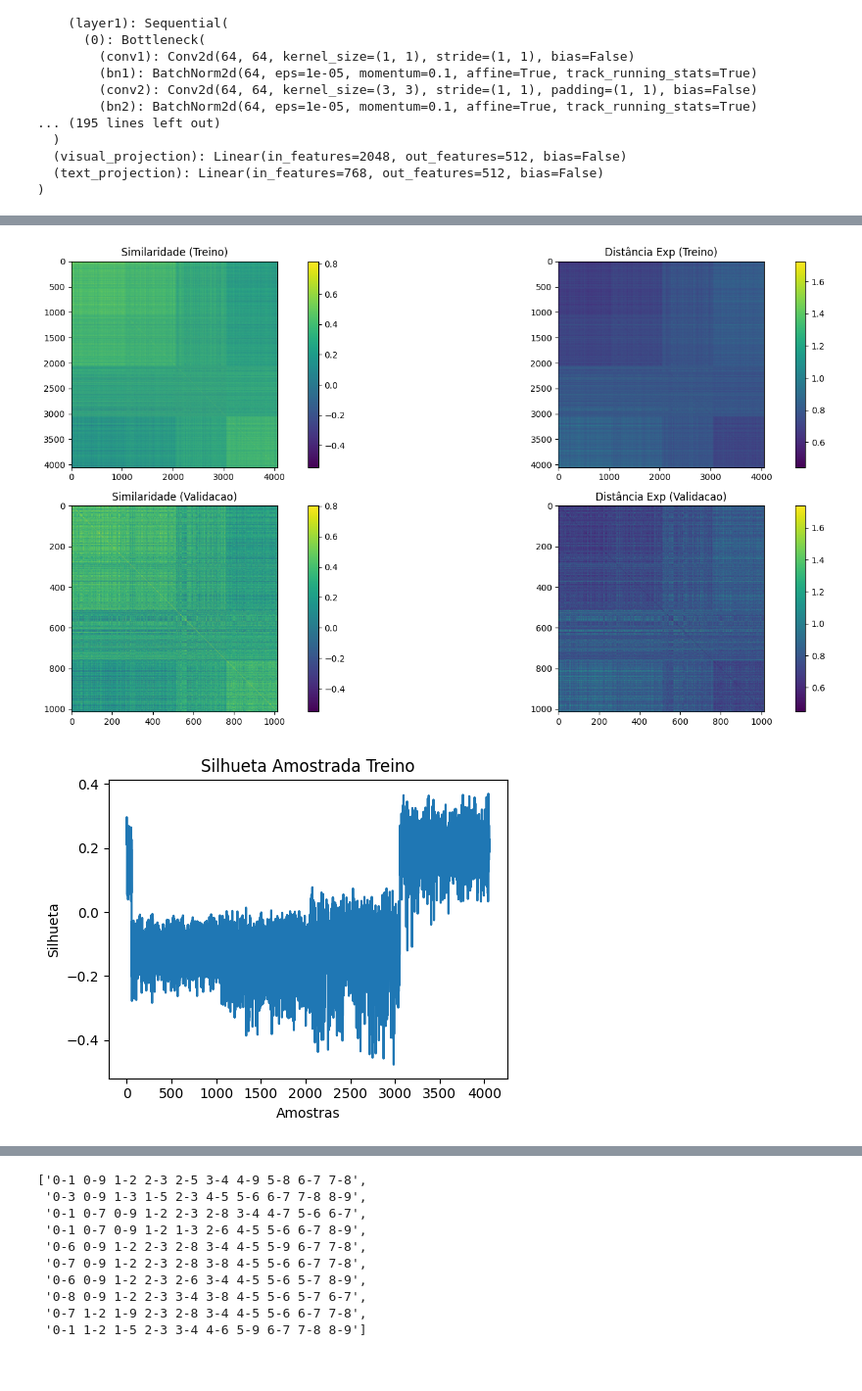
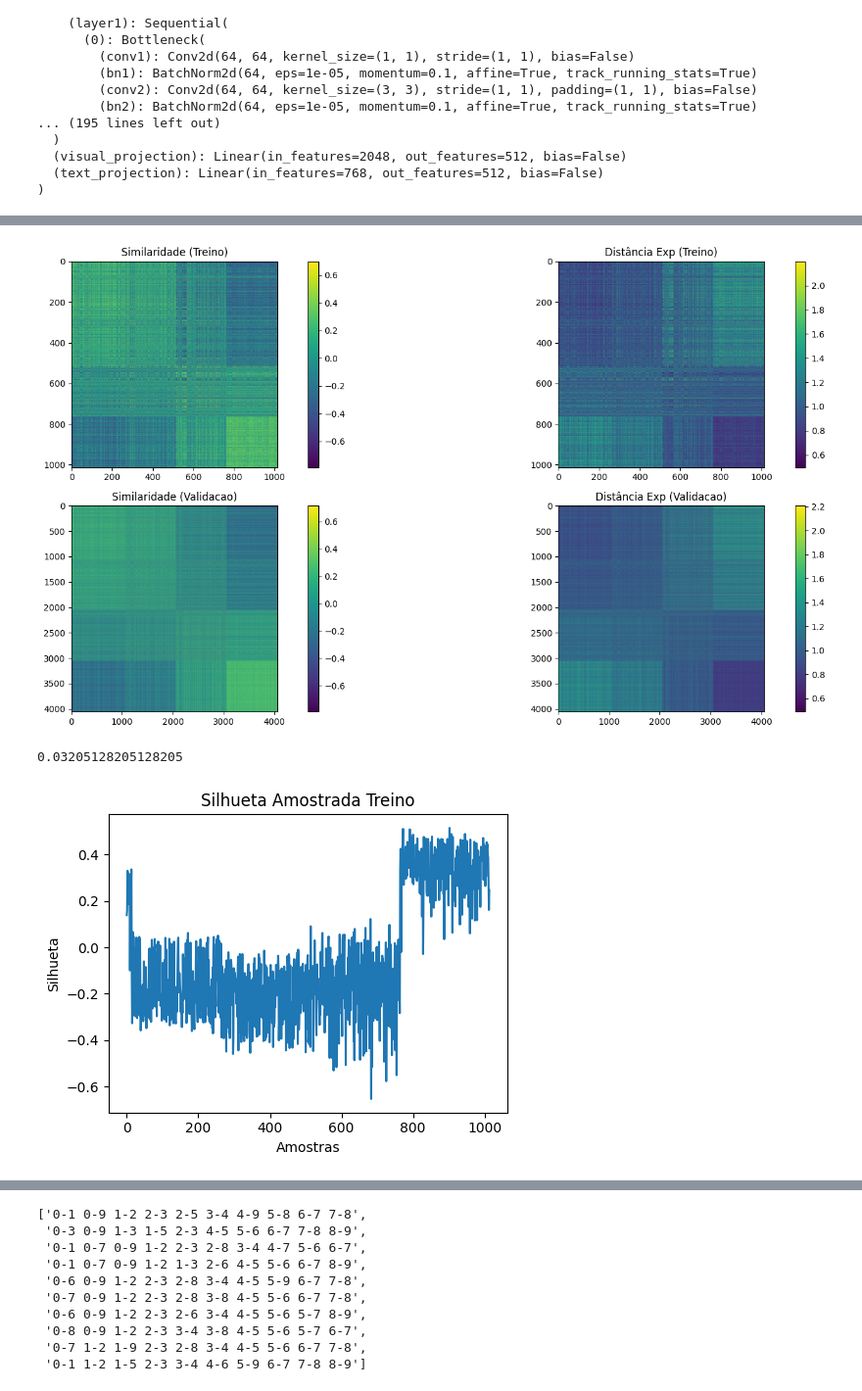
Before and after one commit to Krayth/TCC-graphs-CLIP-test2, a Jupyter notebook: Treinamento-Watts-Strogatz.ipynb, the cells around one changed output, grey strips where cells are left out. Shown at 98% size. Cells and saved outputs as stored; diff of their text form; code cells hidden in the pictures.

```diff
--- a/Treinamento-Watts-Strogatz.ipynb
+++ b/Treinamento-Watts-Strogatz.ipynb
@@ -22,7 +19,7 @@ from transformers import TrainingArguments
 
 training_args = TrainingArguments(
     output_dir="../data/checkpoints/clip-model",
-    num_train_epochs=1000,
+    num_train_epochs=100,
     per_device_train_batch_size=8,
     gradient_accumulation_steps=1,
     warmup_steps=50,
@@ -176,8 +173,8 @@ model = get_model()
 tokenizer = AutoTokenizer.from_pretrained("bert-base-uncased")
 metrics = []
 
-ds_train = get_dataset_train("../Graphs/watts-strogatz-train/images", "../Graphs/watts-strogatz-train/edgelists.json", split=0)
-ds_valid = get_dataset_valid("../Graphs/watts-strogatz-valid/images", "../Graphs/watts-strogatz-valid/edgelists.json", split=0)
+ds_train = get_dataset_train("../Graphs/watts-strogatz-valid/images", "../Graphs/watts-strogatz-valid/edgelists.json", split=0)
+ds_valid = get_dataset_valid("../Graphs/watts-strogatz-train/images", "../Graphs/watts-strogatz-train/edgelists.json", split=0)
 
 dl_train = torch.utils.data.DataLoader(ds_train,
                                  batch_size=training_args.per_device_train_batch_size,
@@ -515,36 +557,42 @@ sims_train_matrix = sims_train.detach().cpu()
 dist_train_matrix = torch.exp(-sims_train).detach().cpu()
 
 sims_valid_matrix = sims_valid.detach().cpu()
 dist_valid_matrix = torch.exp(-sims_valid).detach().cpu()
 
 fig, axes = plt.subplots(2, 2, figsize=(18, 8))  # 2 linhas, 2 colunas
 axes = axes.flatten()
 
 # Plot da similaridade
 im0 = axes[0].imshow(sims_train_matrix, cmap='viridis')
 axes[0].set_title("Similaridade (Treino)")
-fig.colorbar(im0, ax=axes[0])
+cbar = fig.colorbar(im0, ax=axes[0])
+#cbar.set_label("(a)", rotation=0, labelpad=15)
 
 # Plot da distância exponencial
 im1 = axes[1].imshow(dist_train_matrix, cmap='viridis')
 axes[1].set_title("Distância Exp (Treino)")
 fig.colorbar(im1, ax=axes[1])
 
 # Plot da similaridade
 im2 = axes[2].imshow(sims_valid_matrix, cmap='viridis')
 axes[2].set_title("Similaridade (Validacao)")
 fig.colorbar(im2, ax=axes[2])
 
 # Plot da distância exponencial
 im3 = axes[3].imshow(dist_valid_matrix, cmap='viridis')
 axes[3].set_title("Distância Exp (Validacao)")
 fig.colorbar(im3, ax=axes[3])
 
 plt.tight_layout()
-fig.savefig("matrizes_similaridade_distancia_1000epoch.pdf", bbox_inches="tight")
+fig.savefig("matrizes_similaridade_distancia_dataset_invertido.pdf", bbox_inches="tight")
 plt.show()
 # %% [output]
-[figure, old version]
+[figure, new version]
+# %%
+top_1 = top_k_accuracy_score(range(len(sims_valid)), sims_valid.cpu(), k=1)
+top_1
+# %% [output]
+0.03205128205128205
 # %%
 sil_sampled_train = compute_silhouette_sampled(model, ds_train, device)
 
@@ -555,10 +603,10 @@ ax.set_xlabel("Amostras")
 ax.set_ylabel("Silhueta")
 
 fig.tight_layout()
-fig.savefig("sil_sampled_treino_1000epoch.pdf")
+fig.savefig("sil_sampled_treino_dataset_invertido.pdf")
 plt.show()
 # %% [output]
-[figure, old version]
+[figure, new version]
 # %%
 sil_sampled_valid = compute_silhouette_sampled(model, ds_valid, device)
 
```
Also changed, not shown: parts of 15 cells of this notebook.
